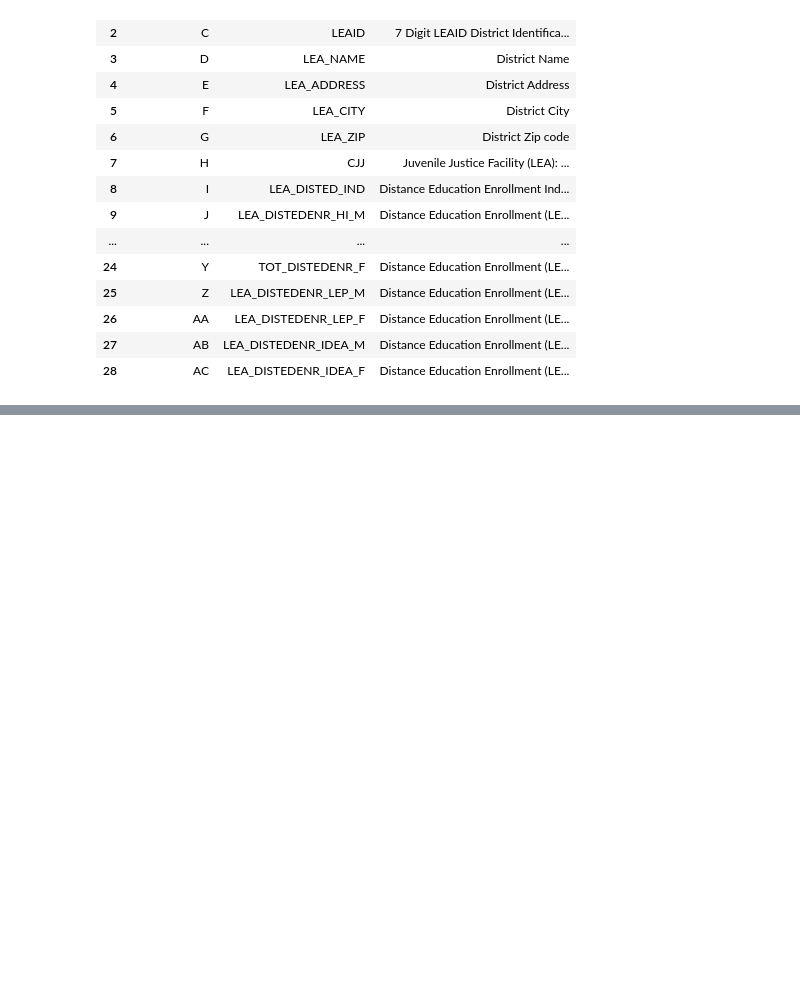
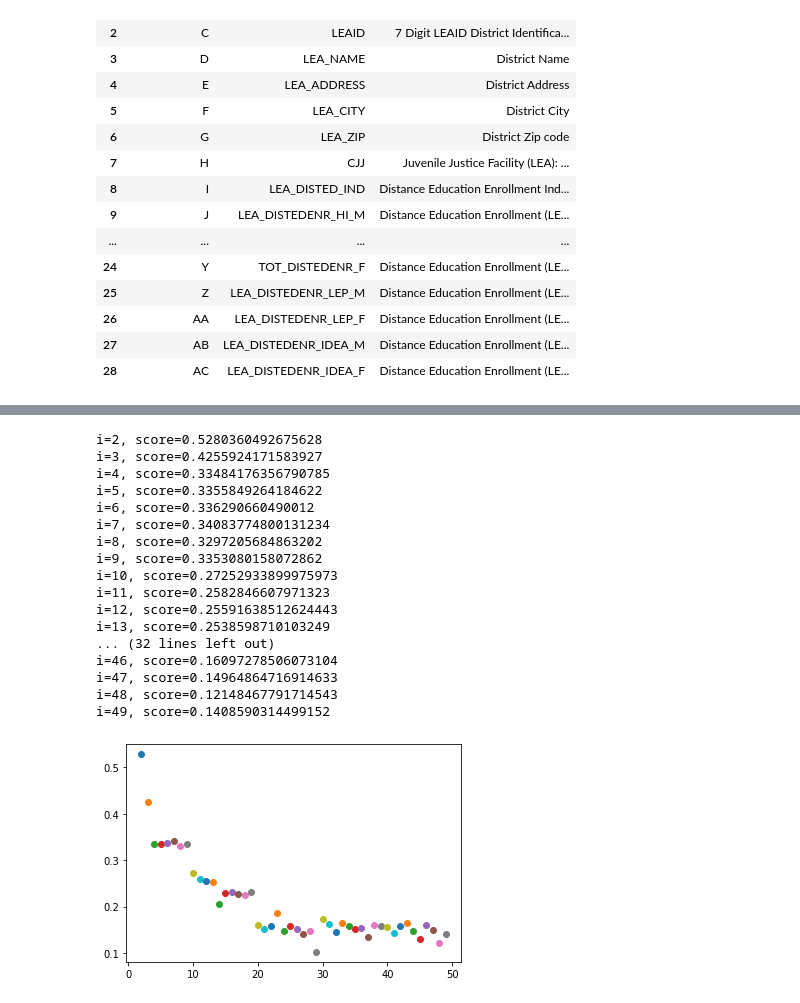
Before and after one commit to bentondavidl/School-Performance-Prediction, a Jupyter notebook: notebooks/feature selection.ipynb, the cells around one changed output, grey strips where cells are left out. Drawn from its saved outputs; the diff is of its cells as text; code cells hidden in the pictures; blank space fills up the shorter version.

```diff
--- a/notebooks/feature selection.ipynb
+++ b/notebooks/feature selection.ipynb
@@ -140,6 +140,6 @@ X[km.labels_==0]['LEA_STATE_NAME'].value_counts(),X[km.labels_==1]['LEA_STATE_NA
 # %%
 from sklearn.linear_model import LinearRegression
 lr = LinearRegression().fit(X_all_tot,y)
-temp = lr.predict(X_all_tot)
-sum((temp-y)**2)/len(temp)
+score = lr.score(X_all_tot,y)
+score
 # %% [output]
@@ -202,10 +186,33 @@ X-X.mean()
 # %%
+from sklearn.metrics import silhouette_score
 wcss = []
 
 for i in range(2,50):
-    km = KMeans(i)
+    km = KMeans(i, random_state=0)
     km.fit(X_reduced)
     wcss.append(km.inertia_)
+    score = silhouette_score(X_reduced, km.labels_, metric='euclidean')
+    plt.scatter(i, score)
+    print(f'{i=}, {score=}')
+# %% [output]
+i=2, score=0.5280360492675628
+i=3, score=0.4255924171583927
+i=4, score=0.33484176356790785
+i=5, score=0.3355849264184622
+i=6, score=0.336290660490012
+i=7, score=0.34083774800131234
+i=8, score=0.3297205684863202
+i=9, score=0.3353080158072862
+i=10, score=0.27252933899975973
+i=11, score=0.2582846607971323
+i=12, score=0.25591638512624443
+i=13, score=0.2538598710103249
+... (32 lines left out)
+i=46, score=0.16097278506073104
+i=47, score=0.14964864716914633
+i=48, score=0.12148467791714543
+i=49, score=0.1408590314499152
+[figure, added]
 # %%
 plt.plot(range(2,50), wcss, marker='o', linestyle='--')
 plt.show()
```
Also changed, not shown: parts of 25 cells of this notebook.
